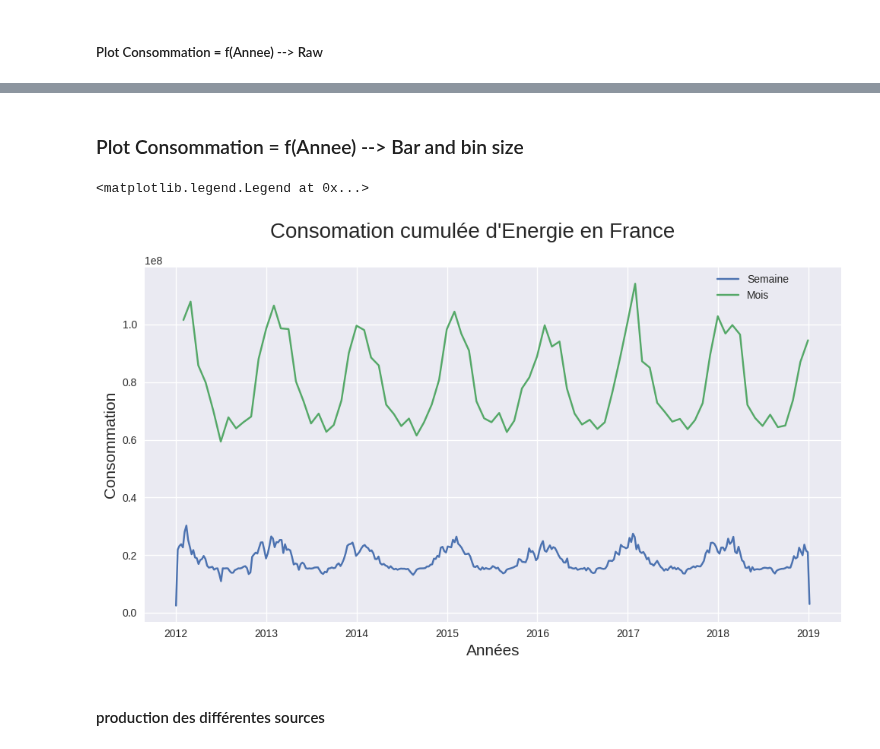
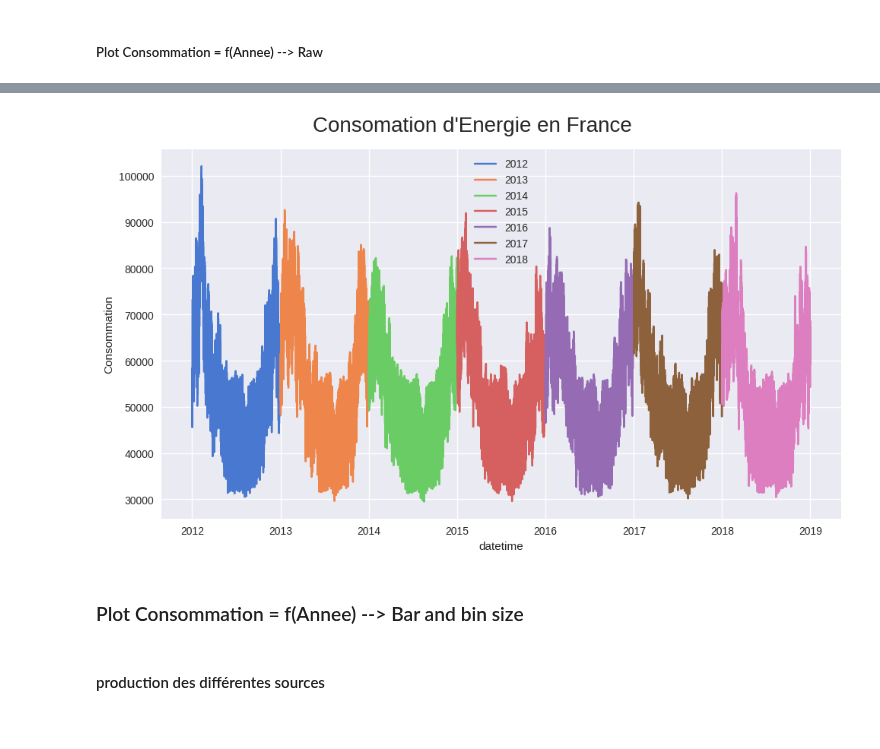
Before and after one commit to ManuLabricole/CDN-Statistique, a Jupyter notebook: Notebooks/Stat_descriptives_part2_mise_en_pratique.ipynb, the cells around one changed output, grey strips where cells are left out. Cells and saved outputs as stored; diff of their text form; code cells hidden in the pictures.

```diff
--- a/Notebooks/Stat_descriptives_part2_mise_en_pratique.ipynb
+++ b/Notebooks/Stat_descriptives_part2_mise_en_pratique.ipynb
@@ -592,18 +653,15 @@ fig.legend(["15mnn range", "Semaine", "Mois"],loc=(0.82, 0.8))
+# %%
+df_yearly = df_n_E.groupby(df_n_E.index.year)
+fig = plt.figure(layout="tight", figsize=(10, 6))
+fig.suptitle("Consomation d'Energie en France", fontsize=20)
+ax = fig.subplots()
+# Plot each group separately using a loop
+for i, (year, data) in enumerate(df_yearly):
+    ax = sns.lineplot(x=data.index, y=data['Consommation'], label=str(year), color=colors[i])
+# %% [output]
+[figure, added]
 # %% [markdown]
 ### Plot Consommation = f(Annee) --> Bar and bin size
-# %%
-plt.style.use('seaborn')
-fig = plt.figure(layout="tight", figsize=(10, 6))
-fig.suptitle("Consomation cumulée d'Energie en France", fontsize=20)
-ax = fig.subplots()
-ax.plot(df_n["Consommation"].resample("W").sum())
-ax.plot(df_n["Consommation"].resample("M").sum())
-ax.set_xlabel("Années", loc="center", fontsize=15)
-ax.set_ylabel("Consommation", loc="center", fontsize=15)#, c=colors[color1])
-fig.legend(["Semaine", "Mois"],loc=(0.82, 0.8))
-# %% [output]
-<matplotlib.legend.Legend at 0x...>
-[figure, removed]
 # %% [markdown]
 #### production des différentes sources
 # %%
```
Also changed, not shown: parts of 21 cells of this notebook.
